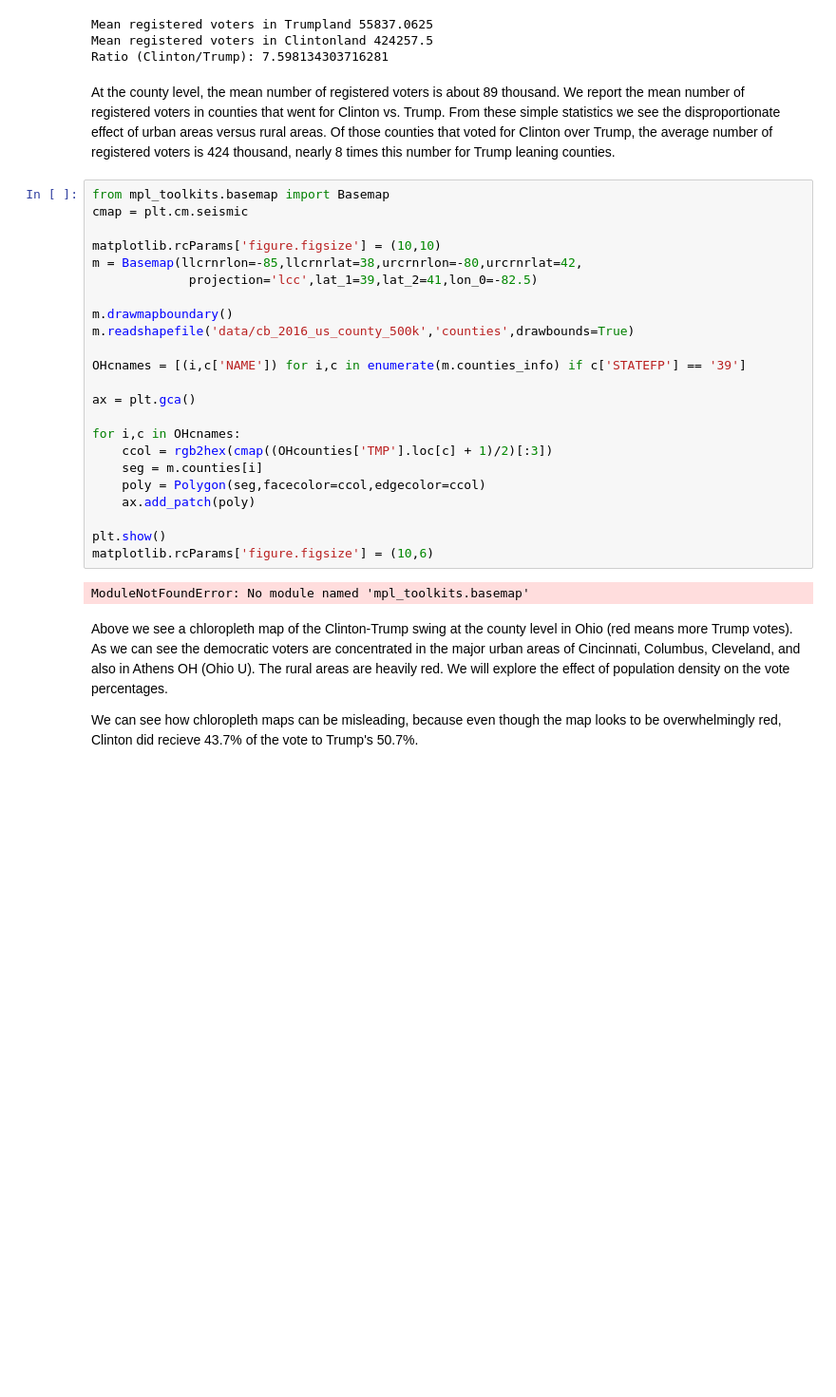
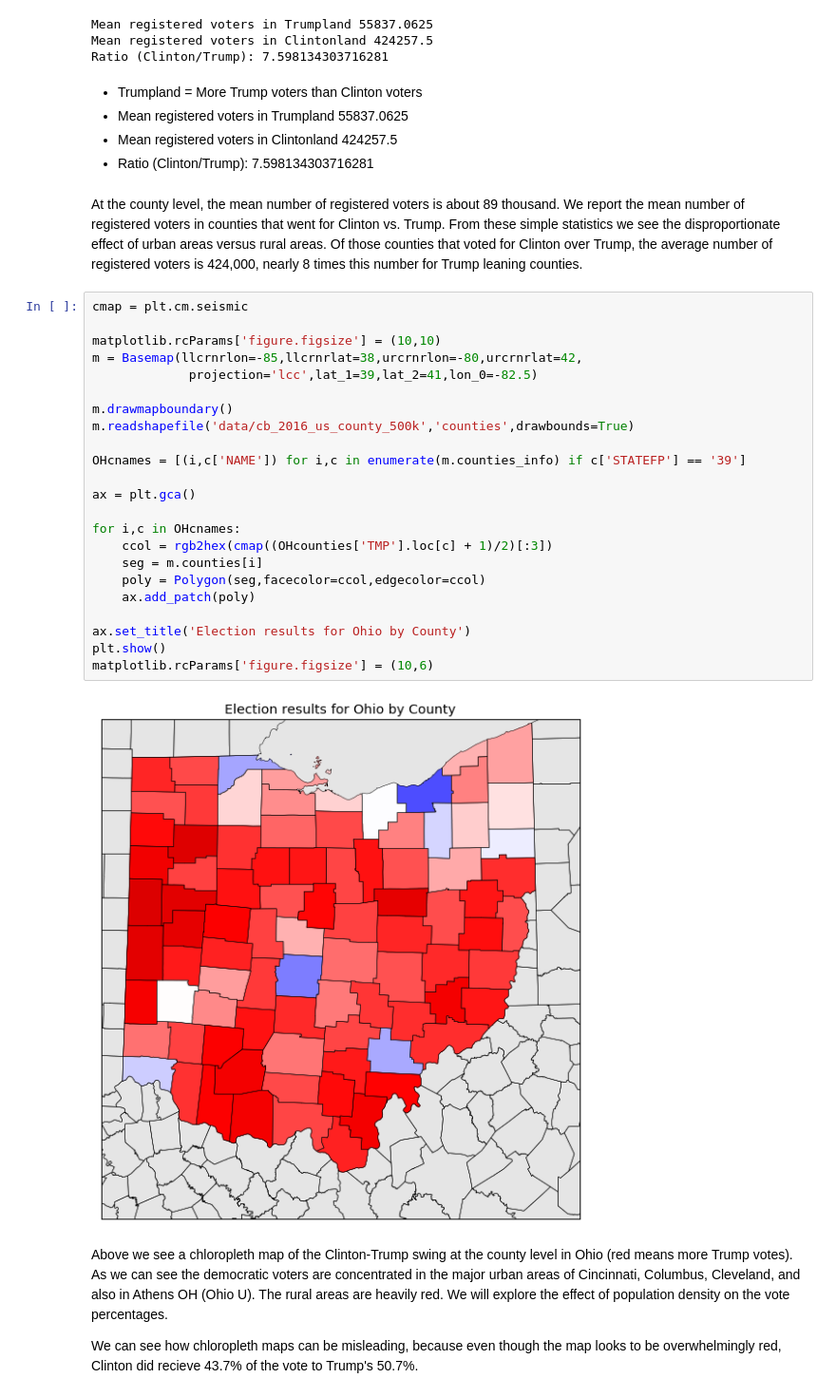
Before and after one commit to sarahdee712/DataTech, a Jupyter notebook: notebooks/Election.ipynb, the cells around one changed output. Shown at 95% size. Cells and saved outputs as stored; diff of their text form; blank space fills up the shorter version.

Commit message:
Election pres

```diff
--- a/notebooks/Election.ipynb
+++ b/notebooks/Election.ipynb
@@ -137,33 +200,38 @@ print('Ratio (Clinton/Trump): ' + str(h/d))
 Mean registered voters in Trumpland 55837.0625
 Mean registered voters in Clintonland 424257.5
 Ratio (Clinton/Trump): 7.598134303716281
+# %% [markdown]
+- Trumpland = More Trump voters than Clinton voters
+- Mean registered voters in Trumpland 55837.0625
+- Mean registered voters in Clintonland 424257.5
+- Ratio (Clinton/Trump): 7.598134303716281
 # %% [markdown]
-At the county level, the mean number of registered voters is about 89 thousand.  We report the mean number of registered voters in counties that went for Clinton vs. Trump.  From these simple statistics we see the disproportionate effect of urban areas versus rural areas.  Of those counties that voted for Clinton over Trump, the average number of registered voters is 424 thousand, nearly 8 times this number for Trump leaning counties.
+At the county level, the mean number of registered voters is about 89 thousand.  We report the mean number of registered voters in counties that went for Clinton vs. Trump.  From these simple statistics we see the disproportionate effect of urban areas versus rural areas.  Of those counties that voted for Clinton over Trump, the average number of registered voters is 424,000, nearly 8 times this number for Trump leaning counties.
 # %%
-from mpl_toolkits.basemap import Basemap
 cmap = plt.cm.seismic
 
 matplotlib.rcParams['figure.figsize'] = (10,10)
 m = Basemap(llcrnrlon=-85,llcrnrlat=38,urcrnrlon=-80,urcrnrlat=42,
              projection='lcc',lat_1=39,lat_2=41,lon_0=-82.5)
 
 m.drawmapboundary()
 m.readshapefile('data/cb_2016_us_county_500k','counties',drawbounds=True)
 
 OHcnames = [(i,c['NAME']) for i,c in enumerate(m.counties_info) if c['STATEFP'] == '39']
 
 ax = plt.gca()
 
 for i,c in OHcnames:
     ccol = rgb2hex(cmap((OHcounties['TMP'].loc[c] + 1)/2)[:3])
     seg = m.counties[i]
     poly = Polygon(seg,facecolor=ccol,edgecolor=ccol)
     ax.add_patch(poly)
 
+ax.set_title('Election results for Ohio by County')
 plt.show()
 matplotlib.rcParams['figure.figsize'] = (10,6)
 # %% [output]
-ModuleNotFoundError: No module named 'mpl_toolkits.basemap'
+[figure, added]
 # %% [markdown]
 Above we see a chloropleth map of the Clinton-Trump swing at the county level in Ohio (red means more Trump votes).  As we can see the democratic voters are concentrated in the major urban areas of Cincinnati, Columbus, Cleveland, and also in Athens OH (Ohio U).  The rural areas are heavily red.  We will explore the effect of population density on the vote percentages.
 
```
Also changed, not shown: parts of 38 cells of this notebook.
